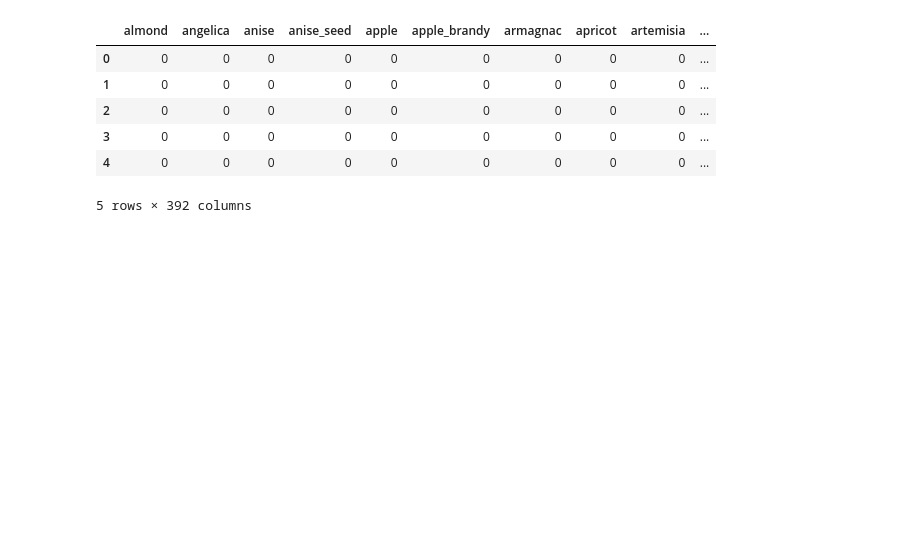
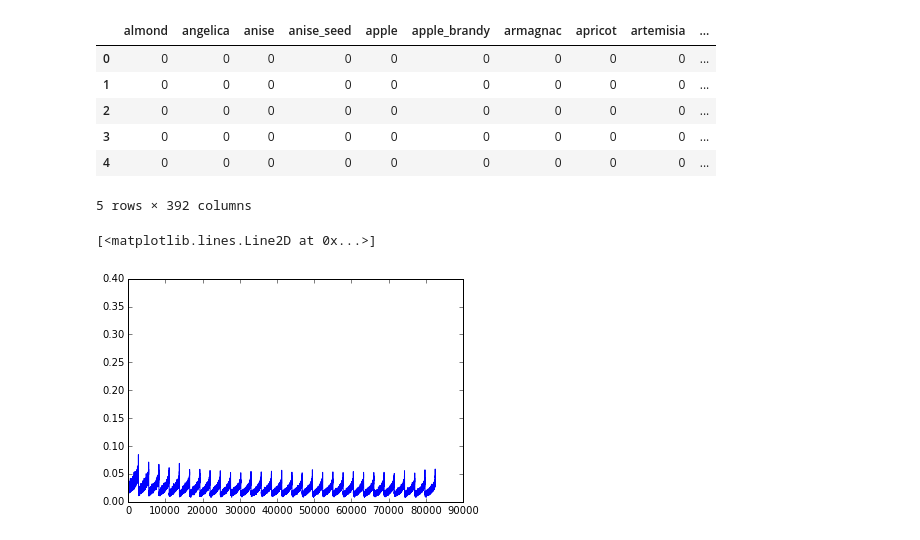
Before and after one commit to MichielStock/Just_for_fun, a Jupyter notebook: RestrictedBoltzmanMachine/RecipeSampler.ipynb, the cells around one changed output. Drawn from its saved outputs; the diff is of its cells as text; code cells hidden in the pictures; blank space fills up the shorter version.

Commit message:
Hinton training implemented

```diff
--- a/RestrictedBoltzmanMachine/RecipeSampler.ipynb
+++ b/RestrictedBoltzmanMachine/RecipeSampler.ipynb
@@ -20,14 +21,19 @@ countries = recipes.columns[-11:]
 # %%
 rbm = RestrictedBoltzmanMachine(392, 100)
 # %%
-error = rbm.train_stochastic_gradient_ascent(recipes.values, learning_rate=0.1,
-                                                 iterations=500, minibatch_size=100,
-                                                 sampling_steps=2)
+error = rbm.train_stochastic_gradient_ascent(recipes.values, learning_rate=0.05,
+                                                 iterations=10, minibatch_size=20,
+                                                 sampling_steps=1)
 # %%
 error += rbm.train_stochastic_gradient_ascent(recipes.values, learning_rate=0.01,
-                                                 iterations=500, minibatch_size=100,
-                                                 sampling_steps=4)
+                                                 iterations=10, minibatch_size=20,
+                                                 sampling_steps=1)
 # %%
-error += rbm.train_stochastic_gradient_ascent(recipes.values, learning_rate=0.001,
-                                                 iterations=500, minibatch_size=100,
-                                                 sampling_steps=10)
+error += rbm.train_stochastic_gradient_ascent(recipes.values, learning_rate=0.01,
+                                                 iterations=10, minibatch_size=20,
+                                                 sampling_steps=1)
+# %%
+plt.plot(error)
+# %% [output]
+[<matplotlib.lines.Line2D at 0x...>]
+[figure, added]
```
Also changed, not shown: parts of 4 cells of this notebook, 1 other file.
